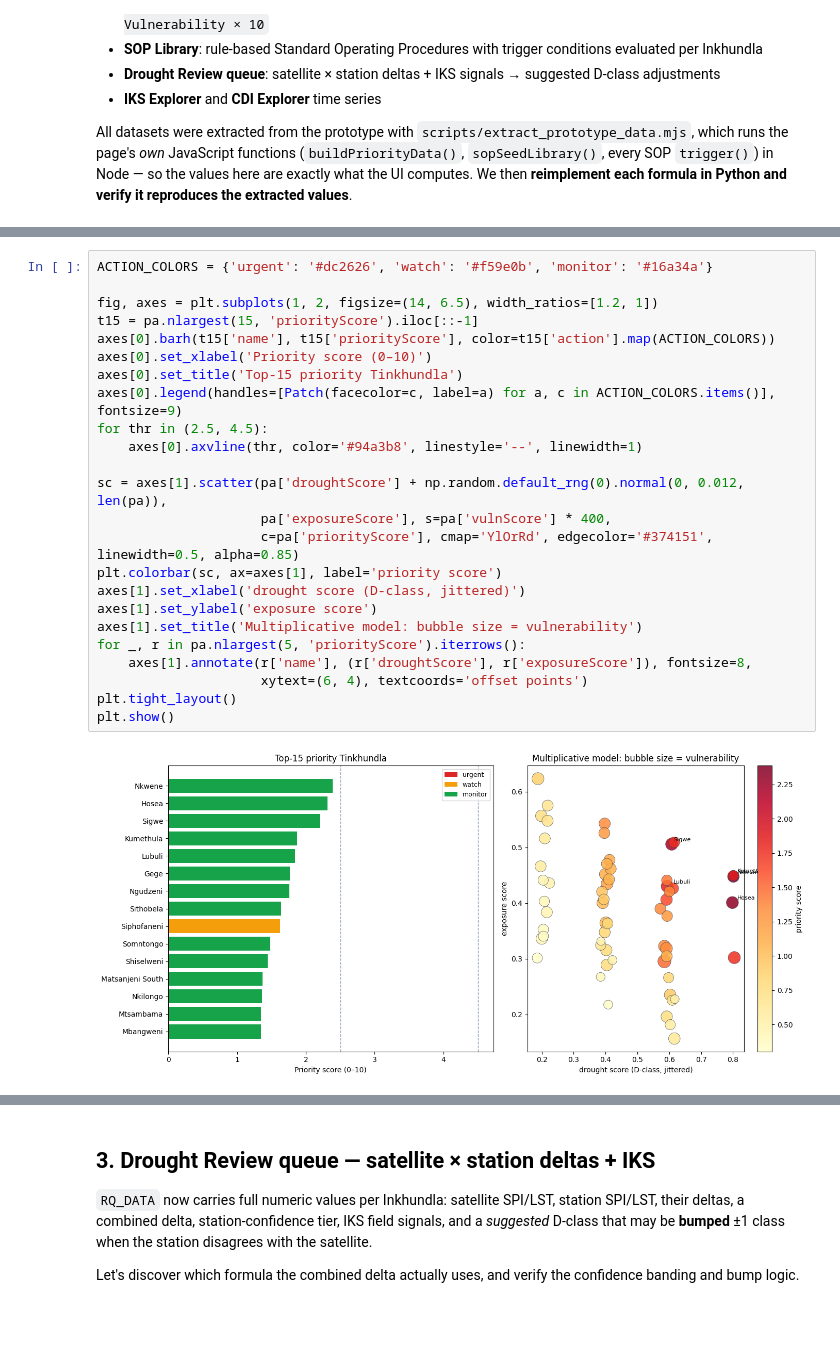
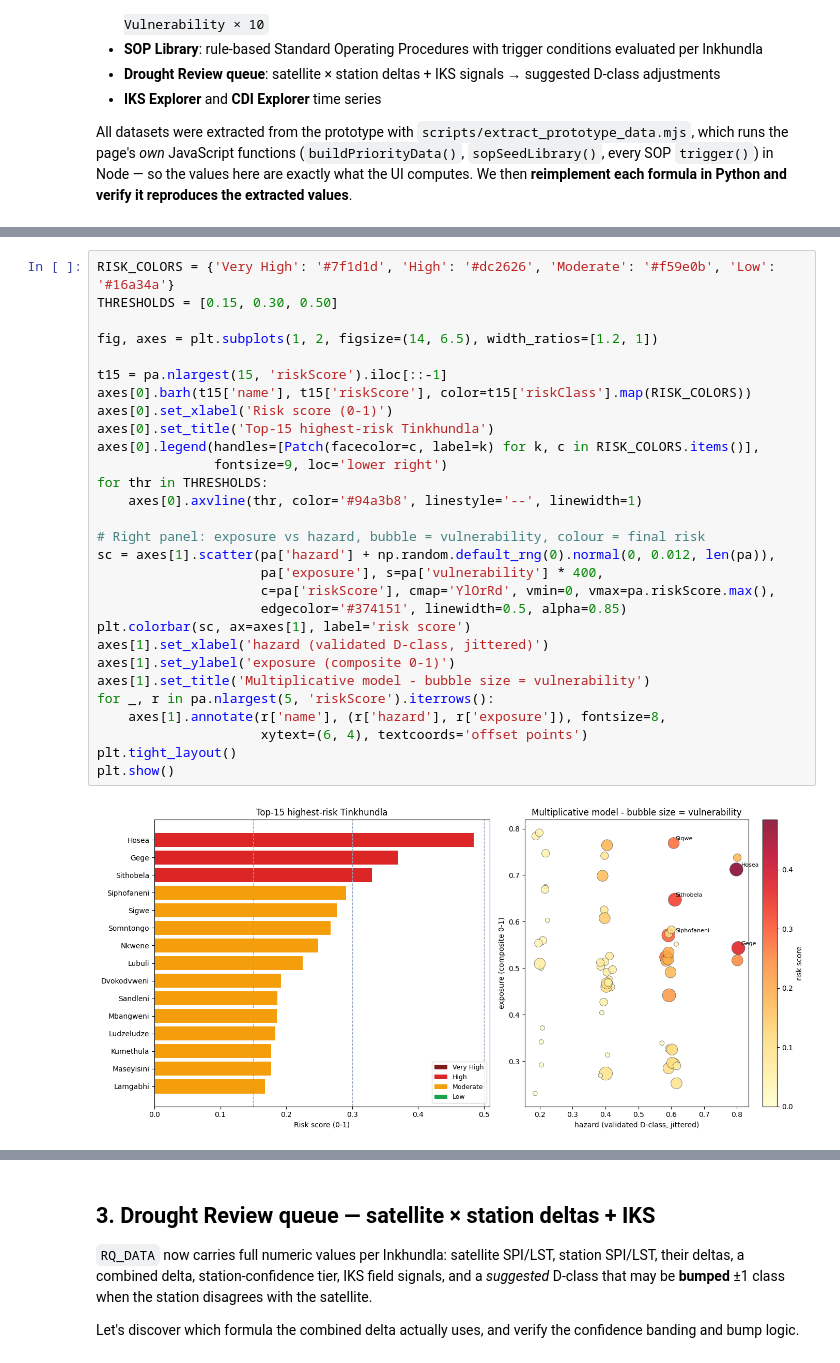
Before and after one commit to akvo/eswatini-droughtmap-hub, a Jupyter notebook: eswatini-v2/eswatini_sop_insights.ipynb, the cells around one changed output, grey strips where cells are left out. Saved outputs shown, nothing was run; the diff lists cells and outputs as text; blank space fills up the shorter version.

```diff
--- a/eswatini-v2/eswatini_sop_insights.ipynb
+++ b/eswatini-v2/eswatini_sop_insights.ipynb
@@ -97,27 +201,32 @@ top[['rank', 'name', 'region', 'dclass', 'priorityScore', 'droughtScore', 'expos
 # %%
-ACTION_COLORS = {'urgent': '#dc2626', 'watch': '#f59e0b', 'monitor': '#16a34a'}
+RISK_COLORS = {'Very High': '#7f1d1d', 'High': '#dc2626', 'Moderate': '#f59e0b', 'Low': '#16a34a'}
+THRESHOLDS = [0.15, 0.30, 0.50]
 
 fig, axes = plt.subplots(1, 2, figsize=(14, 6.5), width_ratios=[1.2, 1])
-t15 = pa.nlargest(15, 'priorityScore').iloc[::-1]
-axes[0].barh(t15['name'], t15['priorityScore'], color=t15['action'].map(ACTION_COLORS))
-axes[0].set_xlabel('Priority score (0–10)')
-axes[0].set_title('Top-15 priority Tinkhundla')
-axes[0].legend(handles=[Patch(facecolor=c, label=a) for a, c in ACTION_COLORS.items()], fontsize=9)
-for thr in (2.5, 4.5):
+
+t15 = pa.nlargest(15, 'riskScore').iloc[::-1]
+axes[0].barh(t15['name'], t15['riskScore'], color=t15['riskClass'].map(RISK_COLORS))
+axes[0].set_xlabel('Risk score (0-1)')
+axes[0].set_title('Top-15 highest-risk Tinkhundla')
+axes[0].legend(handles=[Patch(facecolor=c, label=k) for k, c in RISK_COLORS.items()],
+               fontsize=9, loc='lower right')
+for thr in THRESHOLDS:
     axes[0].axvline(thr, color='#94a3b8', linestyle='--', linewidth=1)
 
-sc = axes[1].scatter(pa['droughtScore'] + np.random.default_rng(0).normal(0, 0.012, len(pa)),
-                     pa['exposureScore'], s=pa['vulnScore'] * 400,
-                     c=pa['priorityScore'], cmap='YlOrRd', edgecolor='#374151', linewidth=0.5, alpha=0.85)
-plt.colorbar(sc, ax=axes[1], label='priority score')
-axes[1].set_xlabel('drought score (D-class, jittered)')
-axes[1].set_ylabel('exposure score')
-axes[1].set_title('Multiplicative model: bubble size = vulnerability')
-for _, r in pa.nlargest(5, 'priorityScore').iterrows():
-    axes[1].annotate(r['name'], (r['droughtScore'], r['exposureScore']), fontsize=8,
+# Right panel: exposure vs hazard, bubble = vulnerability, colour = final risk
+sc = axes[1].scatter(pa['hazard'] + np.random.default_rng(0).normal(0, 0.012, len(pa)),
+                     pa['exposure'], s=pa['vulnerability'] * 400,
+                     c=pa['riskScore'], cmap='YlOrRd', vmin=0, vmax=pa.riskScore.max(),
+                     edgecolor='#374151', linewidth=0.5, alpha=0.85)
+plt.colorbar(sc, ax=axes[1], label='risk score')
+axes[1].set_xlabel('hazard (validated D-class, jittered)')
+axes[1].set_ylabel('exposure (composite 0-1)')
+axes[1].set_title('Multiplicative model - bubble size = vulnerability')
+for _, r in pa.nlargest(5, 'riskScore').iterrows():
+    axes[1].annotate(r['name'], (r['hazard'], r['exposure']), fontsize=8,
                      xytext=(6, 4), textcoords='offset points')
 plt.tight_layout()
 plt.show()
 # %% [output]
-[figure, old version]
+[figure, new version]
 # %%
```
Also changed, not shown: parts of 8 cells of this notebook, 13 other files.
